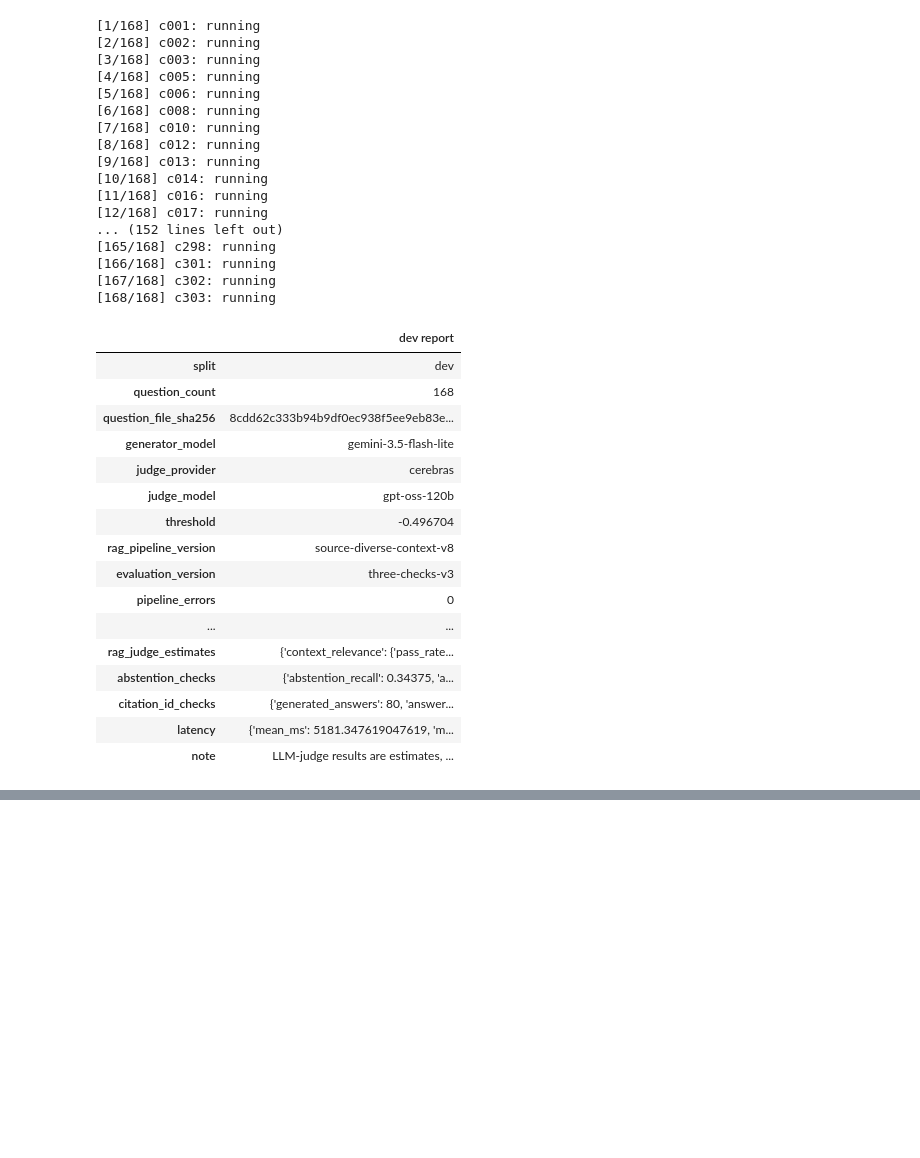
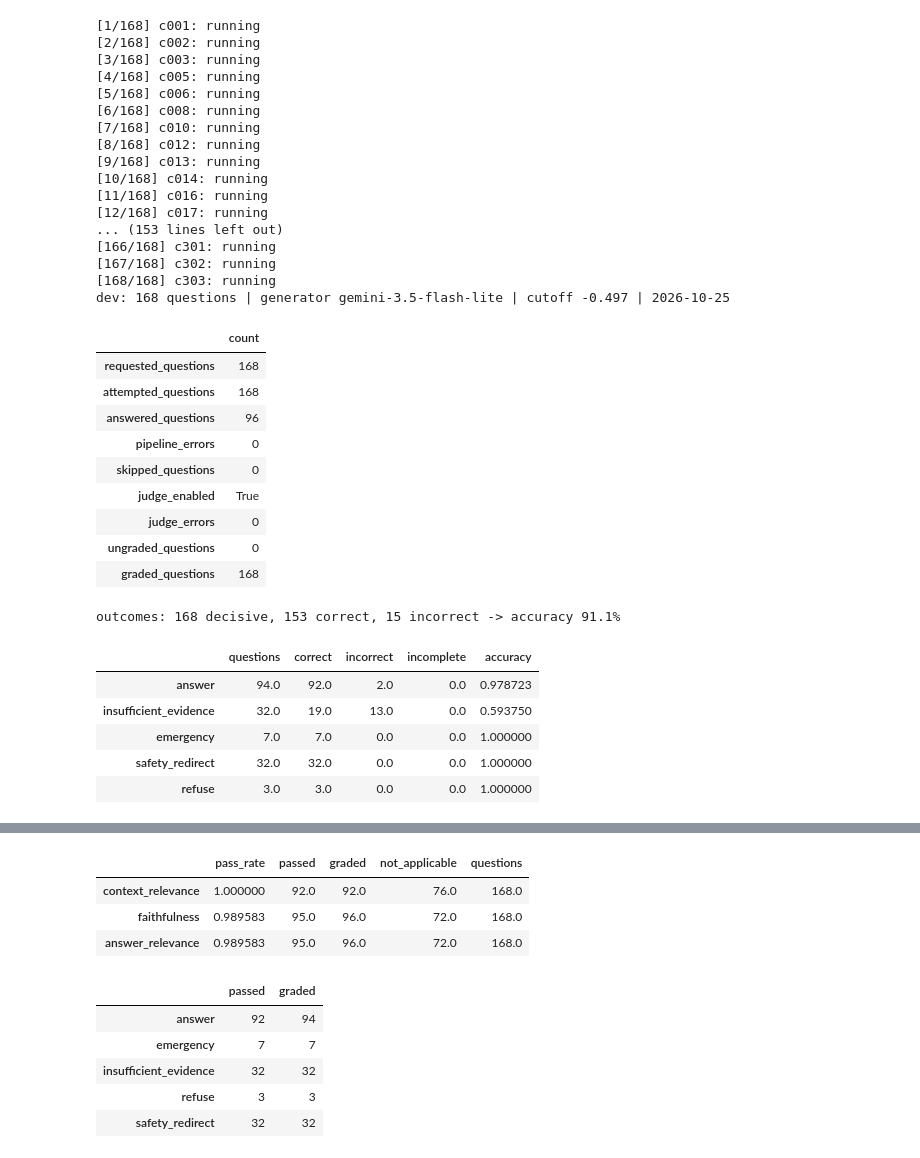
Before and after one commit to AbdelrahmanMostafa33/Healthcare-RAG-Assistant, a Jupyter notebook: notebooks/04_evaluation.ipynb, the cells around one changed output, grey strips where cells are left out. Saved outputs shown, nothing was run; the diff lists cells and outputs as text; code cells hidden in the pictures; blank space fills up the shorter version.

```diff
--- a/notebooks/04_evaluation.ipynb
+++ b/notebooks/04_evaluation.ipynb
@@ -95,0 +140,21 @@ The switch is off by default. Turn it on only when you intend to make those prov
+# %%
+def show_report(report):
+    coverage = report["coverage"]
+    print(f"{report['split']}: {report['question_count']} questions | generator {report['generator_model']} "
+          f"| cutoff {report['threshold']:.3f} | {report['date_utc']}")
+    display(pd.DataFrame(coverage, index=["count"]).T)
+    outcomes = report["outcome_checks"]
+    accuracy = outcomes["accuracy"]
+    accuracy = "n/a (no decisive outcome)" if accuracy is None else f"{accuracy:.1%}"
+    print(f"outcomes: {outcomes['decisive_questions']} decisive, {outcomes['correct']} correct, "
+          f"{outcomes['incorrect']} incorrect -> accuracy {accuracy}")
+    if outcomes["incomplete_by_outcome"]:
+        print("no decisive outcome:", outcomes["incomplete_by_outcome"])
+    display(pd.DataFrame(outcomes["by_expected"]).T)
+    print("abstention (eligible rows only):", json.dumps(report["abstention_checks"], indent=2))
+    print("citation IDs:", json.dumps(report["citation_id_checks"], indent=2))
+    if "judge" in report:
+        print(f"judge: {report['judge']['provider']} / {report['judge']['model']} "
+              f"(rubric {report['judge']['rubric_version']}) - estimates, not verified accuracy")
+        display(pd.DataFrame(report["rag_judge_estimates"]).T)
+        display(pd.DataFrame(report["behavior_estimate"]).T)
@@ -96,43 +166,44 @@ The switch is off by default. Turn it on only when you intend to make those prov
 # %%
-RUN_DEV_EVALUATION = True
-
-if RUN_DEV_EVALUATION:
-    dev_report = run_evaluation_split(dev, "dev", retriever, threshold, calibrated)
-    display(pd.Series(dev_report, name="dev report").to_frame())
+if RUN_DEV:
+    dev_report = run_evaluation_split(
+        dev, "dev", retriever, threshold, calibrated,
+        judge=make_judge(make_judge_client()) if USE_JUDGE else None,
+    )
+    show_report(dev_report)
 else:
-    print("Development run skipped. Set RUN_DEV_EVALUATION = False to run it.")
+    print("dev run skipped (RUN_DEV = False)")
 # %% [output]
 [1/168] c001: running
 [2/168] c002: running
 [3/168] c003: running
 [4/168] c005: running
 [5/168] c006: running
 [6/168] c008: running
 [7/168] c010: running
 [8/168] c012: running
 [9/168] c013: running
 [10/168] c014: running
 [11/168] c016: running
 [12/168] c017: running
-... (152 lines left out)
-[165/168] c298: running
+... (153 lines left out)
 [166/168] c301: running
 [167/168] c302: running
 [168/168] c303: running
+dev: 168 questions | generator gemini-3.5-flash-lite | cutoff -0.497 | 2026-10-25
-|  | dev report |
-| split | dev |
-| question_count | 168 |
-| question_file_sha256 | 8cdd62c333b94b9df0ec938f5ee9eb83e... |
-| generator_model | gemini-3.5-flash-lite |
-| judge_provider | cerebras |
-| judge_model | gpt-oss-120b |
-| threshold | -0.496704 |
-| rag_pipeline_version | source-diverse-context-v8 |
-| evaluation_version | three-checks-v3 |
+|  | count |
+| requested_questions | 168 |
+| attempted_questions | 168 |
+| answered_questions | 96 |
 | pipeline_errors | 0 |
-| ... | ... |
-| rag_judge_estimates | {'context_relevance': {'pass_rate... |
-| abstention_checks | {'abstention_recall': 0.34375, 'a... |
-| citation_id_checks | {'generated_answers': 80, 'answer... |
-| latency | {'mean_ms': 5181.347619047619, 'm... |
-| note | LLM-judge results are estimates, ... |
+| skipped_questions | 0 |
+| judge_enabled | True |
+| judge_errors | 0 |
+| ungraded_questions | 0 |
+| graded_questions | 168 |
+outcomes: 168 decisive, 153 correct, 15 incorrect -> accuracy 91.1%
+|  | questions | correct | incorrect | incomplete | accuracy |
+| answer | 94.0 | 92.0 | 2.0 | 0.0 | 0.978723 |
+| insufficient_evidence | 32.0 | 19.0 | 13.0 | 0.0 | 0.593750 |
+| emergency | 7.0 | 7.0 | 0.0 | 0.0 | 1.000000 |
+| safety_redirect | 32.0 | 32.0 | 0.0 | 0.0 | 1.000000 |
+| refuse | 3.0 | 3.0 | 0.0 | 0.0 | 1.000000 |
@@ -138,0 +227,10 @@ else:
+|  | pass_rate | passed | graded | not_applicable | questions |
+| context_relevance | 1.000000 | 92.0 | 92.0 | 76.0 | 168.0 |
+| faithfulness | 0.989583 | 95.0 | 96.0 | 72.0 | 168.0 |
+| answer_relevance | 0.989583 | 95.0 | 96.0 | 72.0 | 168.0 |
+|  | passed | graded |
+| answer | 92 | 94 |
+| emergency | 7 | 7 |
+| insufficient_evidence | 32 | 32 |
+| refuse | 3 | 3 |
+| safety_redirect | 32 | 32 |
```
Also changed, not shown: parts of 28 cells of this notebook, 19 other files.
